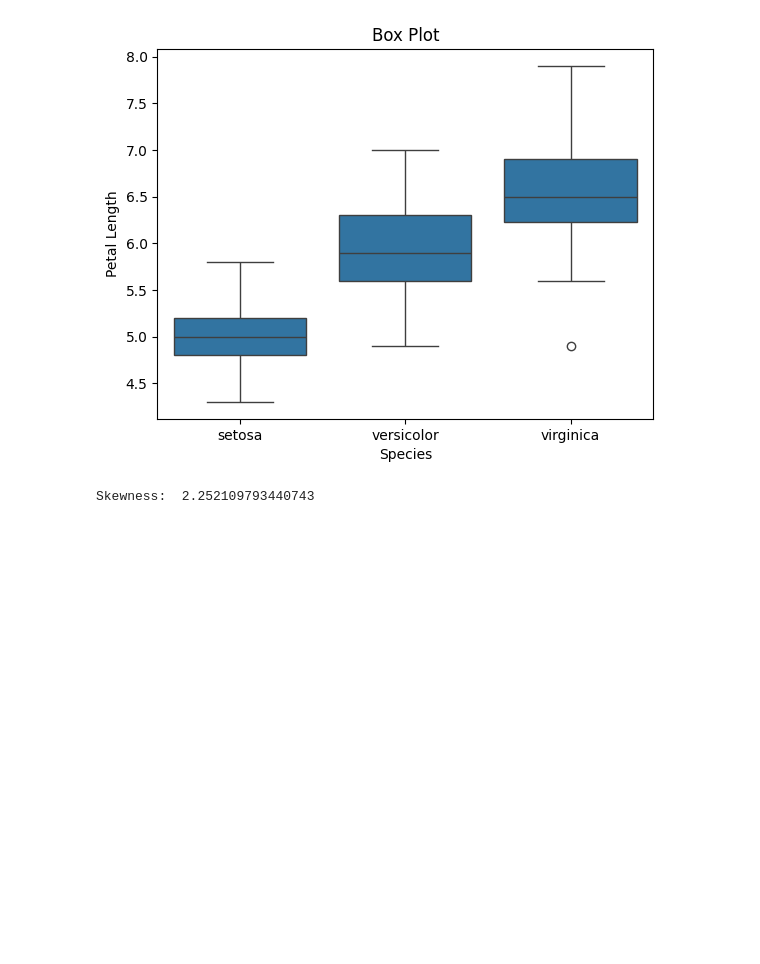
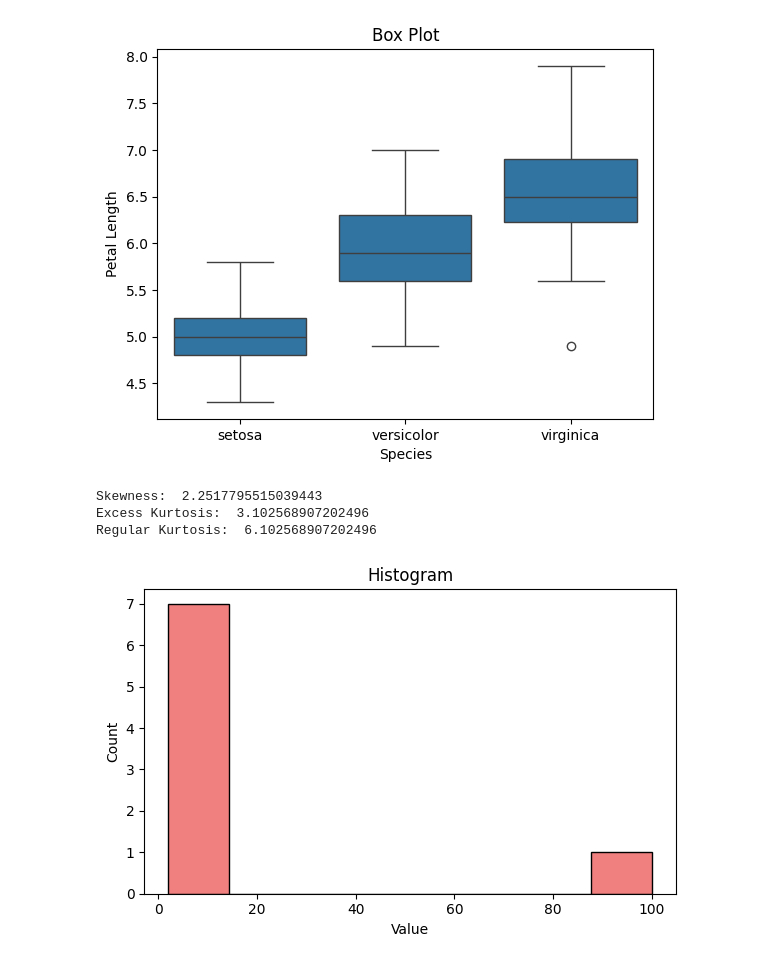
Before and after one commit to vikasgrg/Analytics, a Jupyter notebook: vgarg.ipynb, the cells around one changed output. Drawn from its saved outputs; the diff is of its cells as text; code cells hidden in the pictures; blank space fills up the shorter version.

```diff
--- a/vgarg.ipynb
+++ b/vgarg.ipynb
@@ -77,9 +77,22 @@ plt.ylabel("Petal Length")
 Text(0, 0.5, 'Petal Length')
 [figure]
 # %%
-from scipy.stats import skew
+from scipy.stats import skew, kurtosis
+import matplotlib.pyplot as plt
 import numpy as np
-data = np.array([1,2,3,4,5,6,7,100])
+data = np.array([2,3,4,5,6,7,8,100])
 print("Skewness: ", skew(data))
+print("Excess Kurtosis: ", kurtosis(data))
+print("Regular Kurtosis: ", kurtosis(data, fisher=False))
+plt.figure(figsize=(6,4))
+plt.hist(data, bins=8, color='lightcoral', edgecolor='black')
+plt.title("Histogram")
+plt.xlabel("Value")
+plt.ylabel("Count")
+plt.tight_layout()
+plt.show()
 # %% [output]
-Skewness:  2.252109793440743
+Skewness:  2.2517795515039443
+Excess Kurtosis:  3.102568907202496
+Regular Kurtosis:  6.102568907202496
+[figure, added]
```
